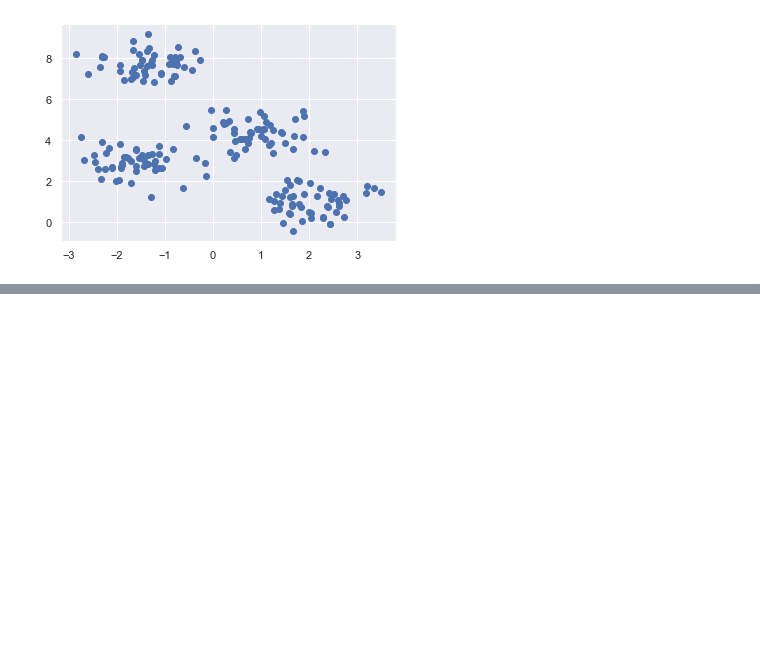
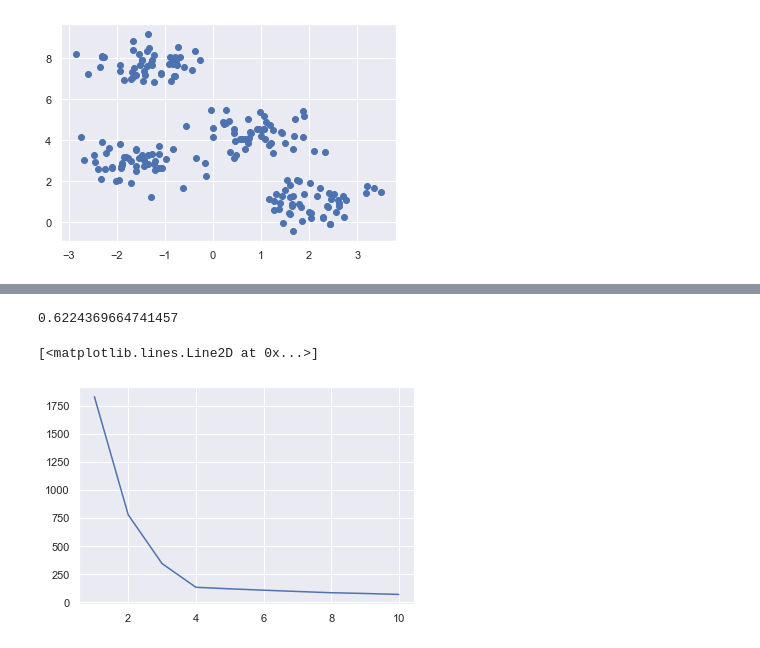
Before and after one commit to Pritush09/ALL-Machine-Learning-Algorithims, a Jupyter notebook: DBScan Algorithim UD/DBScan Sklearn .ipynb, the cells around one changed output, grey strips where cells are left out. Cells and saved outputs as stored; diff of their text form; code cells hidden in the pictures; blank space fills up the shorter version.

```diff
--- a/DBScan Algorithim UD/DBScan Sklearn .ipynb
+++ b/DBScan Algorithim UD/DBScan Sklearn .ipynb
@@ -72,0 +145,16 @@ plt.scatter(X[:,0],X[:,1])
+# %%
+from sklearn.metrics import silhouette_score
+silhouette_score(X,clusters)
+# %% [output]
+0.6224369664741457
+# %%
+wcss = []
+for i in range(1,11):
+    km = KMeans(n_clusters=i)
+    km.fit_predict(X)
+    wcss.append(km.inertia_) # inertia me sabka sabka wcss ota he
+# %%
+plt.plot(range(1,11),wcss)
+# %% [output]
+[<matplotlib.lines.Line2D at 0x...>]
+[figure, added]
```
Also changed, not shown: parts of 15 cells of this notebook.
